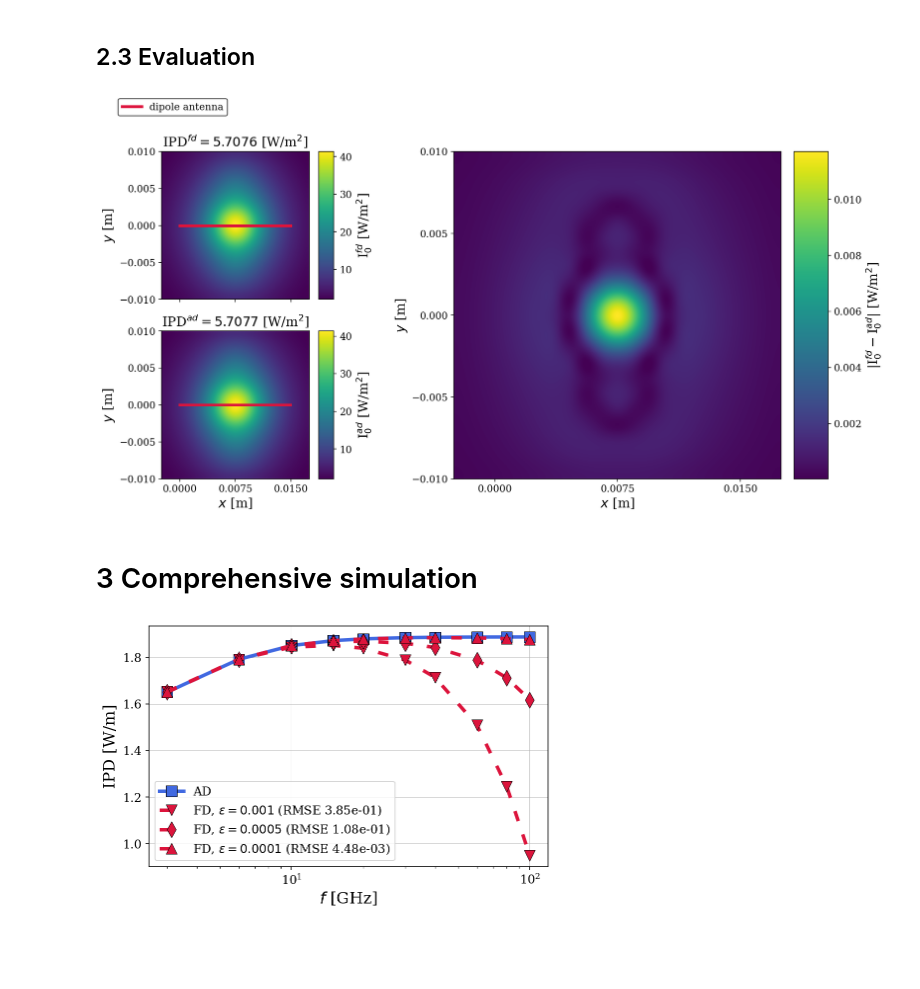
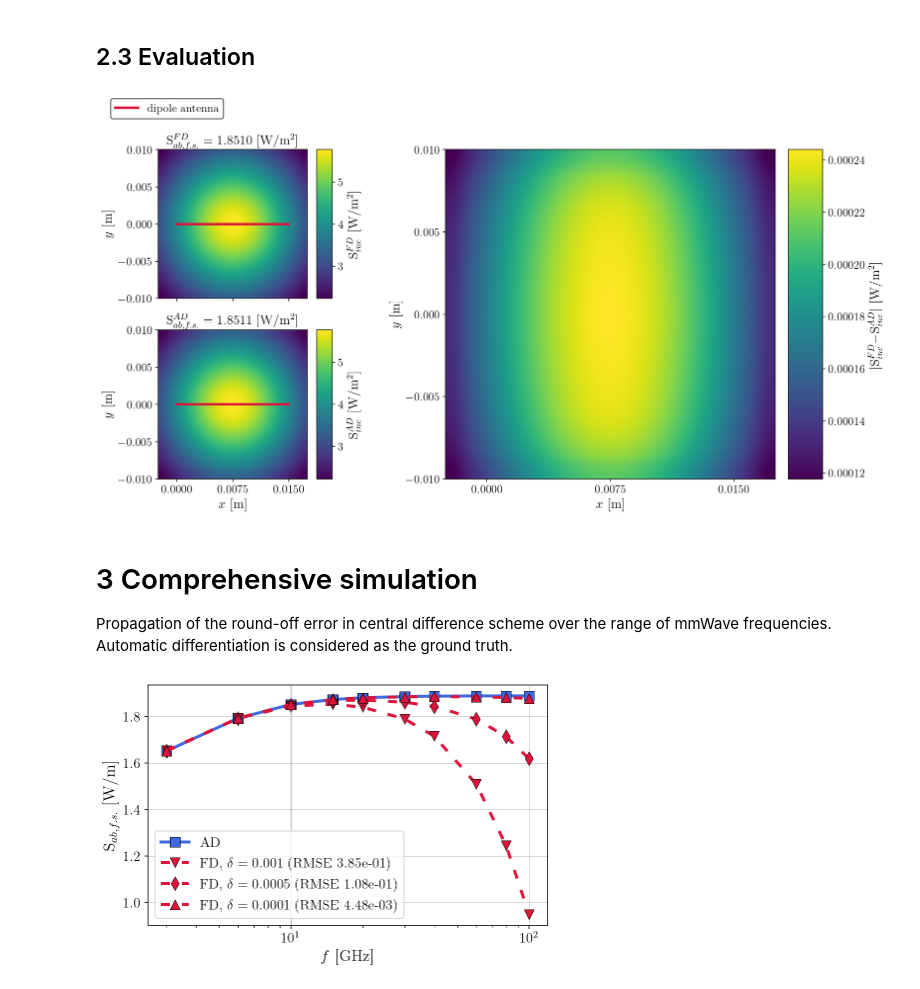
Before and after one commit to akapet00/ipd-autodiff, a Jupyter notebook: main.ipynb, the cells around one changed output. Cells and saved outputs as stored; diff of their text form; code cells hidden in the pictures; blank space fills up the shorter version.

```diff
--- a/main.ipynb
+++ b/main.ipynb
@@ -18,3 +19,7 @@ from nc_utils import (central_difference, holoborodko,
 jax.config.update("jax_enable_x64", True)
 # %%
+# matplotlib config
 %config InlineBackend.figure_format = 'retina'
+R = 'crimson'
+B = 'royalblue'
+G = 'mediumseagreen'
@@ -115,18 +132,17 @@ Is_x = holoborodko(Is, dx)
 
 # antenna position -- coordinates
 xs = antenna_data.x.to_numpy()
-xs = np.asarray(xs)
 ys = np.zeros_like(xs)
 zs = np.zeros_like(xs)
 
 # effective radiated skin area
 target_area = (0.02, 0.02)  # 2 x 2 cm2
 A = target_area[0] * target_area[1]
-h = -5 / 1000  # distance from the antenna
+d = -15 / 1000  # distance from the antenna
 N = [21, 21, 21]
 xt = np.linspace(-target_area[0]/2, target_area[0]/2, N[0]) + xs[-1] / 2
 yt = np.linspace(-target_area[1]/2, target_area[1]/2, N[1])
-zt = np.array([h])
+zt = np.array([d])
 # %% [markdown]
 ## 2.1 Central difference approach
 # %%
@@ -178,9 +194,9 @@ for x_idx, _xt in enumerate(xt):
             Hy_fd[x_idx, y_idx, z_idx] = _hy
             Hz_fd[x_idx, y_idx, z_idx] = _hz
 # %%
-I0m_fd = np.sqrt(np.power(Ex_fd * Hy_fd.conj(), 2))
-I0_fd = np.real(I0m_fd)
-IPD_fd = 1 / (2 * A) * edblquad(I0_fd, xt, yt, 31)
+Sinc_fd = np.abs(np.sqrt(np.power(Ex_fd * Hy_fd.conj(), 2)))
+Sab_fs_fd = 1 / (2 * A) * edblquad(
+    np.real(np.sqrt(np.power(Ex_fd * Hy_fd.conj(), 2))), xt, yt, 31)
 # %% [markdown]
 ## 2.2 Automatic differentiation approach
 # %%
@@ -239,53 +255,54 @@ for x_idx, _xt in enumerate(xt):
             Hy_ad = index_update(Hy_ad, index[x_idx, y_idx, z_idx], _hy.item())
             Hz_ad = index_update(Hz_ad, index[x_idx, y_idx, z_idx], _hz.item())
 # %%
-I0m_ad = np.sqrt(np.power(Ex_ad * Hy_ad.conj(), 2))
-I0_ad = np.real(I0m_ad)
-IPD_ad = 1 / (2 * A) * edblquad(I0_ad, xt, yt, 31)
+Sinc_ad = np.abs(np.sqrt(np.power(Ex_ad * Hy_ad.conj(), 2)))
+Sab_fs_ad = 1 / (2 * A) * edblquad(
+    np.real(np.sqrt(np.power(Ex_ad * Hy_ad.conj(), 2))), xt, yt, 31)
 # %% [markdown]
 ## 2.3 Evaluation
 # %%
+interp = 'spline36'
 extent = (xt.min(), xt.max(), yt.min(), yt.max())
-difference = np.abs(I0_fd - I0_ad)
+difference = np.abs(Sinc_fd - Sinc_ad)
 
-fig_config(scaler=1.5)
+fig_config(latex=True, scaler=1.5)
 fig = plt.figure(constrained_layout=True, figsize=(13.5, 6.5))
 gs = fig.add_gridspec(nrows=2, ncols=3)
 ax1 = fig.add_subplot(gs[0, 0])
 ax2 = fig.add_subplot(gs[1, 0], sharex=ax1)
 ax3 = fig.add_subplot(gs[0:, 1:])
 
-cs1 = ax1.imshow(I0_fd, origin='lower', interpolation='spline36', extent=extent)
+cs1 = ax1.imshow(Sinc_fd, interpolation=interp, extent=extent)
 cbar1 = fig.colorbar(cs1, ax=ax1)
-cbar1.ax.set_ylabel('I$_0^{fd}$ [W/m$^2$]')
+cbar1.ax.set_ylabel('S$_{inc}^{FD}$ [W/m$^2$]')
 ax1.plot(xs, ys, '-', color='crimson', label='dipole antenna')
-ax1.set_title(f'IPD$^{{fd}} = {IPD_fd.item():.4f}$ [W/m$^2$]')
+ax1.set_title(f'S$_{{ab, f.s.}}^{{FD}} = {Sab_fs_fd:.4f}$ [W/m$^2$]')
 ax1.set_xticks([0.0, 0.0075, 0.015])
 ax1.set_yticks([-0.01, -0.005, 0.0, 0.005, 0.01])
 ax1.set_ylabel('$y$ [m]')
 
-cs2 = ax2.imshow(I0_ad, origin='lower', interpolation='spline36', extent=extent)
+cs2 = ax2.imshow(Sinc_ad, interpolation=interp, extent=extent)
 cbar2 = fig.colorbar(cs2, ax=ax2)
-cbar2.ax.set_ylabel('I$_0^{ad}$ [W/m$^2$]')
+cbar2.ax.set_ylabel('S$_{inc}^{AD}$ [W/m$^2$]')
 ax2.plot(xs, ys, '-', color='crimson', linewidth=3)
-ax2.set_title(f'IPD$^{{ad}} = {IPD_ad.item():.4f}$ [W/m$^2$]')
+ax2.set_title(f'S$_{{ab, f.s.}}^{{AD}} = {Sab_fs_ad.item():.4f}$ [W/m$^2$]')
 ax2.set_xticks([0.0, 0.0075, 0.015])
 ax2.set_yticks([-0.01, -0.005, 0.0, 0.005, 0.01])
 ax2.set_xlabel('$x$ [m]')
 ax2.set_ylabel('$y$ [m]')
 
-cs3 = ax3.imshow(difference, origin='lower', interpolation='spline36', extent=extent)
+cs3 = ax3.imshow(difference, interpolation=interp, extent=extent)
 cbar3 = fig.colorbar(cs3, ax=ax3)
-cbar3.ax.set_ylabel('$|$I$_0^{fd} - $I$_0^{ad}|$ [W/m$^2$]')
+cbar3.ax.set_ylabel('$|$S$_{inc}^{FD} - $S$_{inc}^{AD}|$ [W/m$^2$]')
 ax3.set_xticks([0.0, 0.0075, 0.015])
 ax3.set_yticks([-0.01, -0.005, 0.0, 0.005, 0.01])
 ax3.set_xlabel('$x$ [m]')
 ax3.set_ylabel('$y$ [m]')
 
 fig.legend(bbox_to_anchor=(0.175, 1.1), frameon=True, edgecolor='k')
 plt.setp(ax1.get_xticklabels(), visible=False)
 plt.show()
 # %% [output]
-[figure, old version]
+[figure, new version]
 # %%
 fname = 'fig2'
@@ -293,4 +310,7 @@ fig.savefig(os.path.join('figs', f'{fname}.pdf'),
             transparent=True,
             bbox_inches='tight', pad_inches=0.1)
-# %% [markdown]
-# 3 Comprehensive simulation
+# %% [markdown]
+# 3 Comprehensive simulation
+
+Propagation of the round-off error in central difference scheme over the range of mmWave frequencies.
+Automatic differentiation is considered as the ground truth.
@@ -369,22 +387,21 @@ for key, val in IPD_fd_dict.items():
 # %%
-fig_config(scaler=1.5)
+marker_list = ['v', 'd', '^']
+
+fig_config(latex=True, scaler=1.5)
 fig = plt.figure()
 ax = fig.add_subplot(111)
-ax.plot(f_list, IPD_ad_list, 's-', color='royalblue',
-        label=f'AD')
-marker_list = ['v', 'd', '^']
-for eps, marker in zip(eps_list, marker_list):
-    ax.plot(f_list, IPD_fd_dict[eps], '-', dashes=(3, 4),
-            marker=marker,
-            color='crimson',
-            label=f'FD, $\\epsilon = {eps}$ (RMSE {RMSE_dict[eps]:.2e})')
+ax.plot(f_list, Sab_fs_ad_list, 's-', color=B, label=f'AD')
+for delta, marker in zip(delta_list, marker_list):
+    ax.plot(f_list, Sab_fs_fd_dict[delta], '-', dashes=(3, 4), marker=marker,
+            color=R,
+            label=f'FD, $\\delta = {delta}$ (RMSE {RMSE_dict[delta]:.2e})')
 ax.set_xlabel(r'$f$ [GHz]')
-ax.set_ylabel(r'IPD [W/m]')
+ax.set_ylabel(r'S$_{ab, f.s.}$ [W/m]')
 ax.set_xscale('log')
 ax.legend()
 ax.grid()
 plt.show()
 # %% [output]
-[figure, old version]
+[figure, new version]
 # %%
 fname = 'fig3'
```
Also changed, not shown: parts of 18 cells of this notebook.
